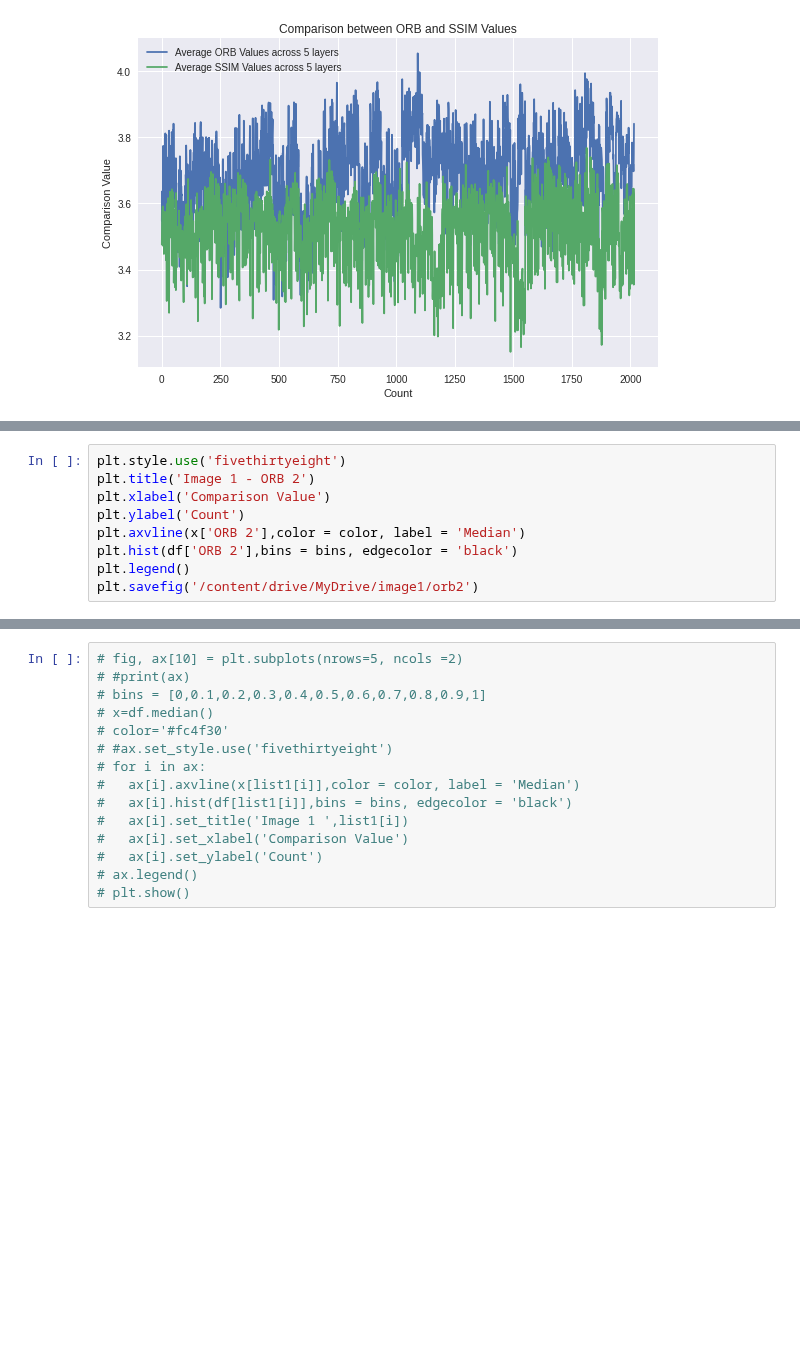
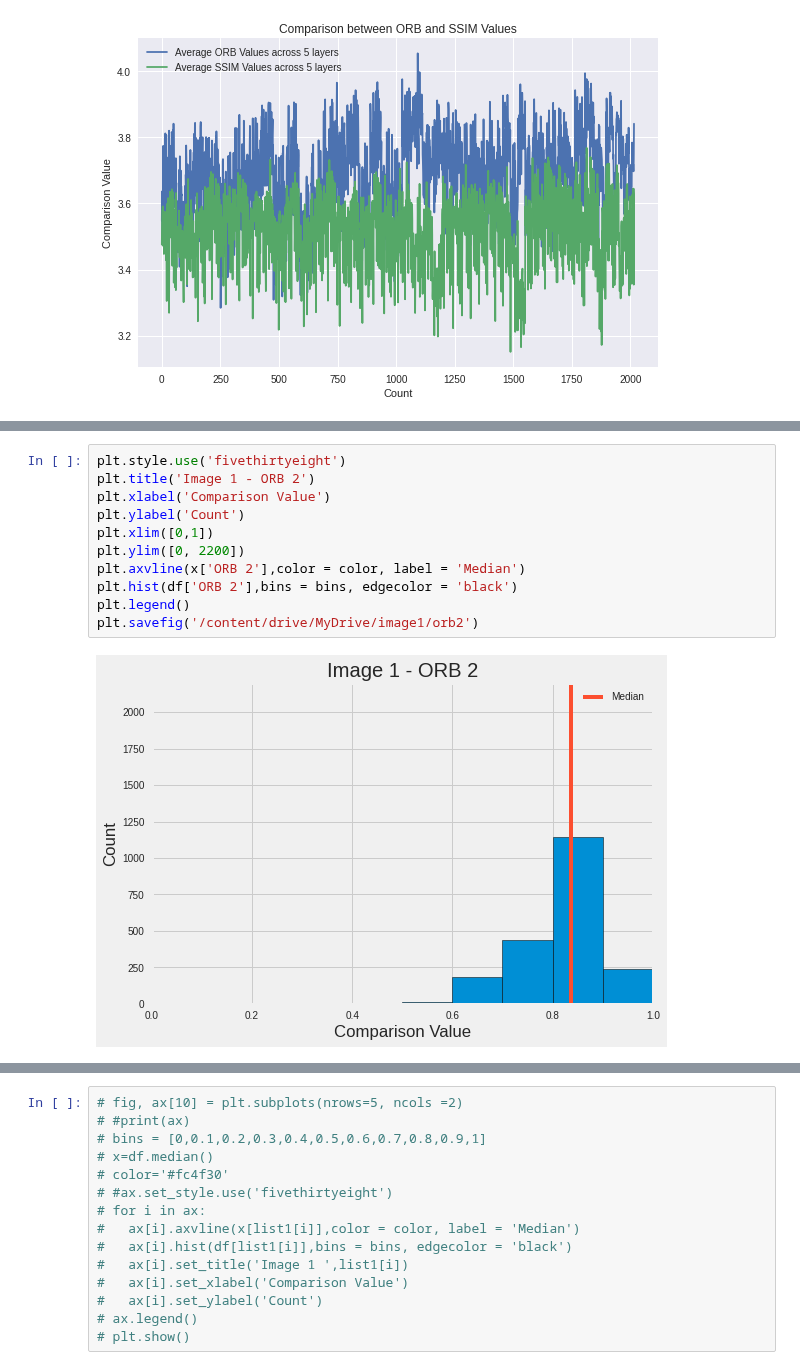
Before and after one commit to arnavd2001/iiitb_cnn, a Jupyter notebook: csvvisn.ipynb, the cells around one changed output, grey strips where cells are left out. Saved outputs shown, nothing was run; the diff lists cells and outputs as text; blank space fills up the shorter version.

```diff
--- a/csvvisn.ipynb
+++ b/csvvisn.ipynb
@@ -161,12 +167,16 @@ plt.savefig('/content/drive/MyDrive/image1/orb1')
 # %%
 plt.style.use('fivethirtyeight')
 plt.title('Image 1 - ORB 2')
 plt.xlabel('Comparison Value')
 plt.ylabel('Count')
+plt.xlim([0,1])
+plt.ylim([0, 2200])
 plt.axvline(x['ORB 2'],color = color, label = 'Median')
 plt.hist(df['ORB 2'],bins = bins, edgecolor = 'black')
 plt.legend()
 plt.savefig('/content/drive/MyDrive/image1/orb2')
+# %% [output]
+[figure, added]
 # %%
 plt.axvline(x['ORB 3'],color = color, label = 'Median')
 plt.hist(df['ORB 3'],bins = bins, edgecolor = 'black')
```
Also changed, not shown: parts of 10 cells of this notebook.
